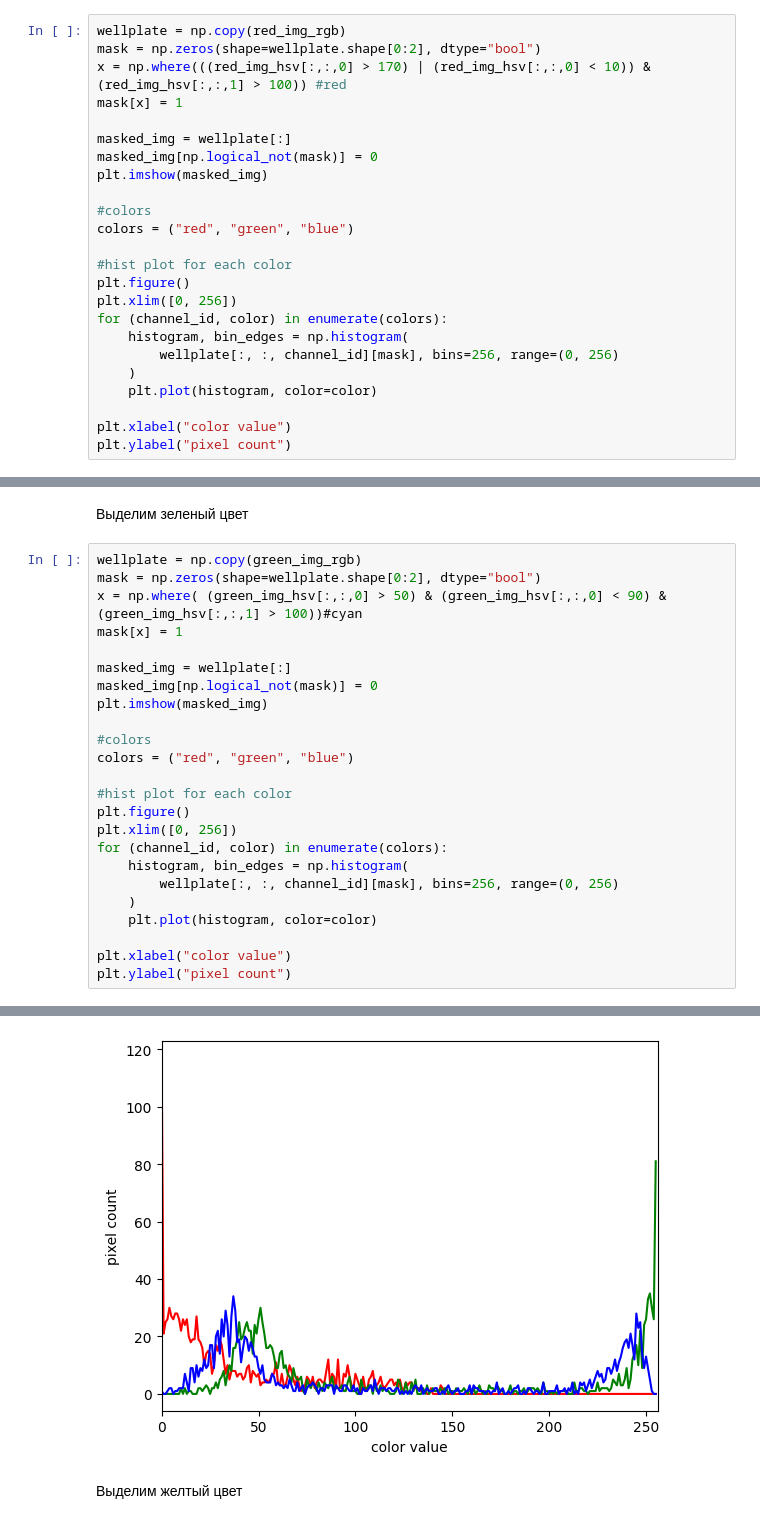
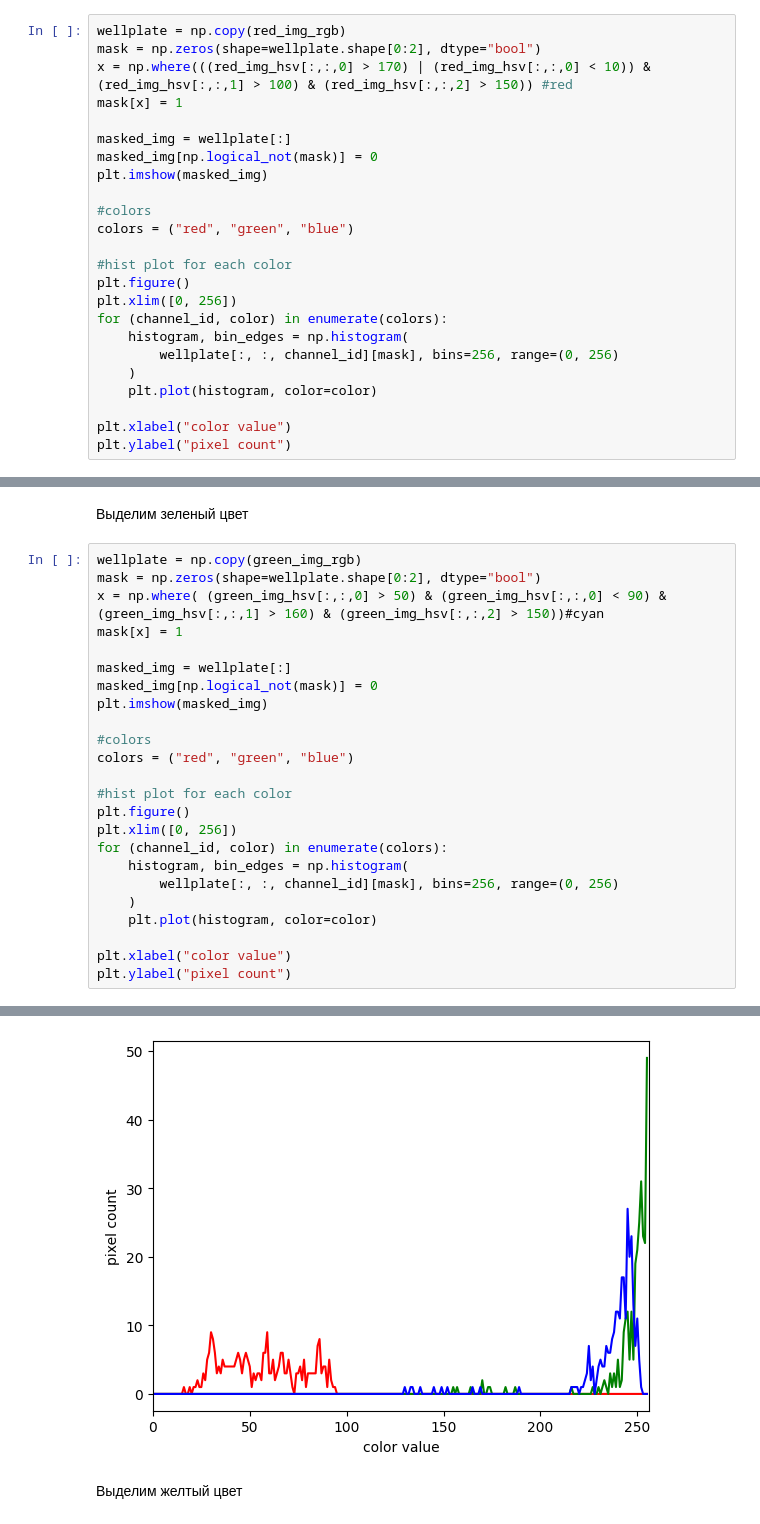
Before and after one commit to Geliron12/computer_vision2024, a Jupyter notebook: homework1/homework1.ipynb, the cells around one changed output, grey strips where cells are left out. Drawn from its saved outputs; the diff is of its cells as text.

```diff
--- a/homework1/homework1.ipynb
+++ b/homework1/homework1.ipynb
@@ -239,7 +239,7 @@ Text(0.5, 1.0, 'RGB')
 # %%
 wellplate = np.copy(red_img_rgb)
 mask = np.zeros(shape=wellplate.shape[0:2], dtype="bool")
-x = np.where(((red_img_hsv[:,:,0] > 170) | (red_img_hsv[:,:,0] < 10)) & (red_img_hsv[:,:,1] > 100)) #red
+x = np.where(((red_img_hsv[:,:,0] > 170) | (red_img_hsv[:,:,0] < 10)) & (red_img_hsv[:,:,1] > 100) & (red_img_hsv[:,:,2] > 150)) #red
 mask[x] = 1
 
 masked_img = wellplate[:]
@@ -269,7 +269,7 @@ Text(0, 0.5, 'pixel count')
 # %%
 wellplate = np.copy(green_img_rgb)
 mask = np.zeros(shape=wellplate.shape[0:2], dtype="bool")
-x = np.where( (green_img_hsv[:,:,0] > 50) & (green_img_hsv[:,:,0] < 90) & (green_img_hsv[:,:,1] > 100))#cyan
+x = np.where( (green_img_hsv[:,:,0] > 50) & (green_img_hsv[:,:,0] < 90) & (green_img_hsv[:,:,1] > 160) & (green_img_hsv[:,:,2] > 150))#cyan
 mask[x] = 1
 
 masked_img = wellplate[:]
@@ -296,4 +296,4 @@ Text(0, 0.5, 'pixel count')
-[figure, old version]
+[figure, new version]
 # %% [markdown]
 Выделим желтый цвет
 # %%
```
Also changed, not shown: parts of 7 cells of this notebook, 3 other files.
